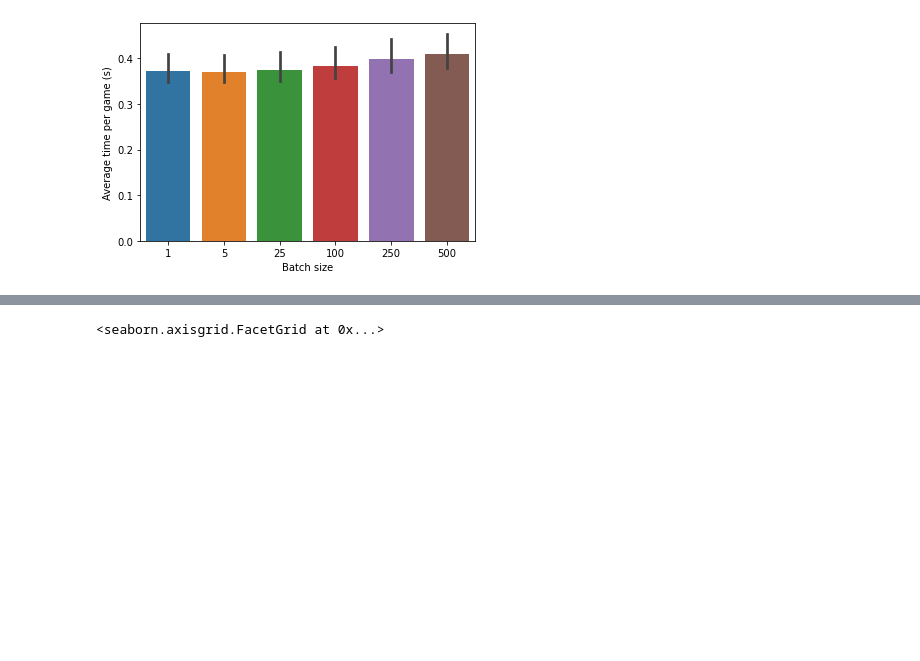
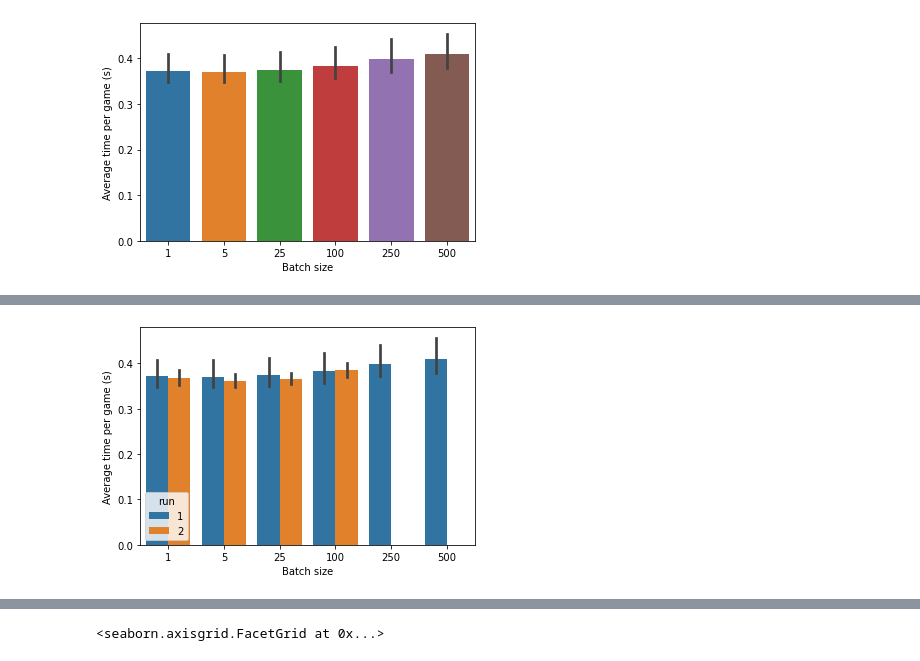
Before and after one commit to KostasKv/Minesweeper-with-AI, a Jupyter notebook: data/Batch size & processes count.ipynb, the cells around one changed output, grey strips where cells are left out. Saved outputs shown, nothing was run; the diff lists cells and outputs as text; code cells hidden in the pictures; blank space fills up the shorter version.

```diff
--- a/data/Batch size & processes count.ipynb
+++ b/data/Batch size & processes count.ipynb
@@ -102,0 +190,7 @@ plt.show()
+# %%
+df1 = pd.DataFrame(data_times)
+df2 = pd.DataFrame(db_data_times)
+df1['run'] = 1
+df2['run'] = 2
+df = pd.concat([df1, df2])
+df
@@ -102,0 +233,8 @@ plt.show()
+# %%
+# Comparing with ALL batch v #processes pairs used in each run
+ax = sns.barplot(x='batch_size', y='avg_per_game', hue='run', data=df)
+ax.set_xlabel('Batch size')
+ax.set_ylabel('Average time per game (s)')
+plt.show()
+# %% [output]
+[figure, added]
```
Also changed, not shown: parts of 15 cells of this notebook, 2 other files.
